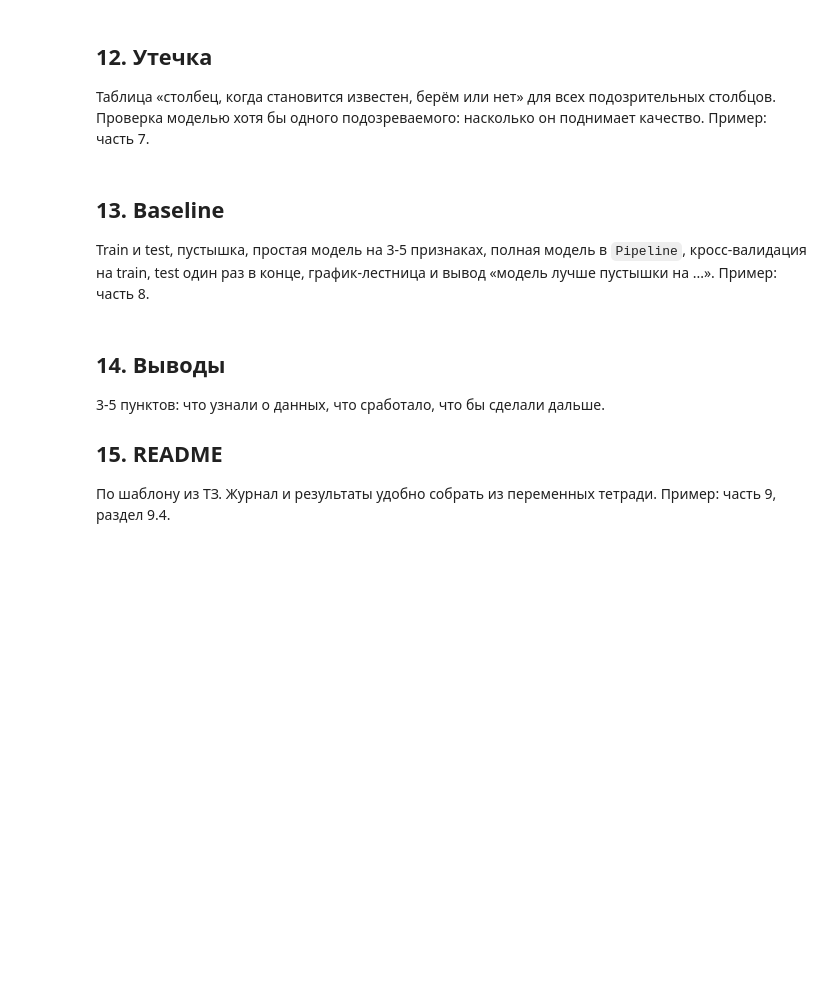
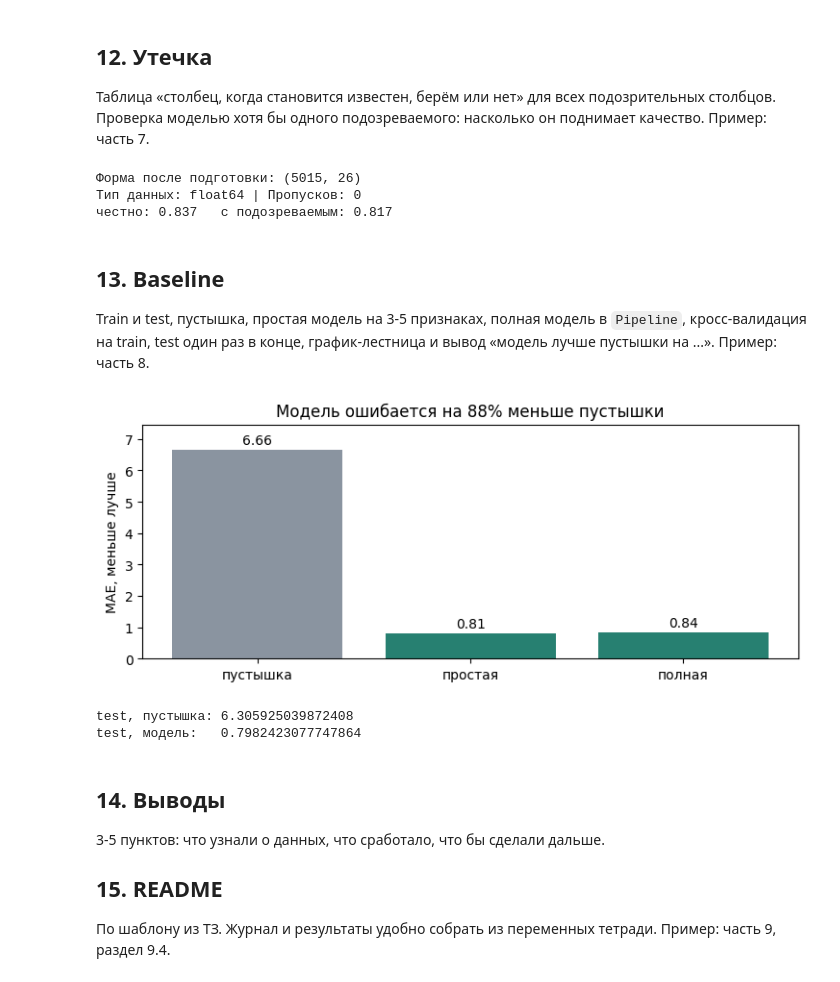
Before and after one commit to daurenomarov/Midterm-Taxi, a Jupyter notebook: project.ipynb, the cells around one changed output. Saved outputs shown, nothing was run; the diff lists cells and outputs as text; code cells hidden in the pictures; blank space fills up the shorter version.

Commit message:
Этап 2
Этап 2: признаки, утечка, baseline

```diff
--- a/project.ipynb
+++ b/project.ipynb
@@ -954,0 +970,9 @@ README на этапе 1 можно сделать черновым: назва
+# %%
+# эта ячейка уже есть в «Помощниках» этапа 1, здесь она нужна, чтобы тетрадь запускалась сама по себе
+from pathlib import Path
+
+import matplotlib.pyplot as plt
+import numpy as np
+import pandas as pd
+
+TEAL, ORANGE, RED, NAVY, GRAY = "#278071", "#E0843B", "#B0413E", "#13293E", "#8A94A0"
@@ -969,18 +1135,62 @@ README на этапе 1 можно сделать черновым: назва
 Редкие значения в `Other`, флаги через `get_dummies`. Итог: таблица признаков `X` только из чисел, без пропусков. Пример: часть 5, разделы 5.2-5.5.
 # %%
 # этап 2
+# 1. Числовые признаки (только те, что известны до/во время поездки и не являются утечкой)
+num_cols = ["passengers", "distance", "duration_min", "speed_mph", "pickup_hour", "pickup_weekday"]
+flag_cols = ["jfk", "same_borough", "rush_hour"]
+cat_cols = ["color", "payment", "pickup_borough", "dropoff_borough"]
+target_cols = ["pickup_zone", "dropoff_zone"]
 # %% [markdown]
 ## 12. Утечка
 
 Таблица «столбец, когда становится известен, берём или нет» для всех подозрительных столбцов. Проверка моделью хотя бы одного подозреваемого: насколько он поднимает качество. Пример: часть 7.
 # %%
 # этап 2
+leaks = ["total", "tip", "tolls"]
+inputs = [c for c in clean_df.columns if c not in leaks + [TARGET]]
+X, y = clean_df[inputs], clean_df[TARGET]
+X_train, X_test, y_train, y_test = train_test_split(X, y, test_size=0.2, random_state=42, stratify=y if is_class(y) else None)
+
+prep = make_prep(num_cols, cat_cols, flag_cols, add_features=add_features, target_cols=target_cols, y=y_train)
+X_check = prep.fit_transform(X_train, y_train)
+print("Форма после подготовки:", X_check.shape)
+print("Тип данных:", X_check.dtype, "| Пропусков:", np.isnan(X_check).sum())
+
+# 4. Проверка для пункта 12: честная модель против модели с утечкой ('total')
+honest_prep = make_prep(num_cols, cat_cols, flag_cols, add_features=add_features, target_cols=target_cols, y=y_train)
+honest = cv_score(make_model(honest_prep, y_train), X_train, y_train)
+
+leak_prep = make_prep(num_cols + ["total"], cat_cols, flag_cols, add_features=add_features, target_cols=target_cols, y=y_train)
+with_leak = cv_score(make_model(leak_prep, y_train), X_train.join(clean_df["total"]), y_train)
+
+print(f"честно: {honest:.3f}   с подозреваемым: {with_leak:.3f}")
+# %% [output]
+Форма после подготовки: (5015, 26)
+Тип данных: float64 | Пропусков: 0
+честно: 0.837   с подозреваемым: 0.817
 # %% [markdown]
 ## 13. Baseline
 
 Train и test, пустышка, простая модель на 3-5 признаках, полная модель в `Pipeline`, кросс-валидация на train, test один раз в конце, график-лестница и вывод «модель лучше пустышки на ...». Пример: часть 8.
 # %%
 # этап 2
+few_prep = make_prep(["duration_min", "speed_mph", "pickup_hour", "distance"], add_features=add_features)   # 3-5 признаков
+full_prep = make_prep(num_cols, cat_cols, flag_cols, add_features=add_features, target_cols=target_cols, y=y_train)
+ladder = pd.Series({
+    "пустышка": cv_score(make_dummy(y_train ), X_train, y_train),
+    "простая": cv_score(make_model(few_prep, y_train), X_train, y_train),
+    "полная": cv_score(make_model(full_prep, y_train), X_train, y_train),
+})
+
+ladder_plot(ladder, y_train, path="figures/baseline.png")
+
+final_model = make_model(full_prep, y).fit(X_train, y_train)          # test один раз, в самом конце
+print("test, пустышка:", test_score(make_dummy(y).fit(X_train, y_train), X_test, y_test))
+print("test, модель:  ", test_score(final_model, X_test, y_test))
+# %% [output]
+[figure, added]
+test, пустышка: 6.305925039872408
+test, модель:   0.7982423077747864
 # %% [markdown]
 ## 14. Выводы
 
```
Also changed, not shown: parts of 9 cells of this notebook, 4 other files.
